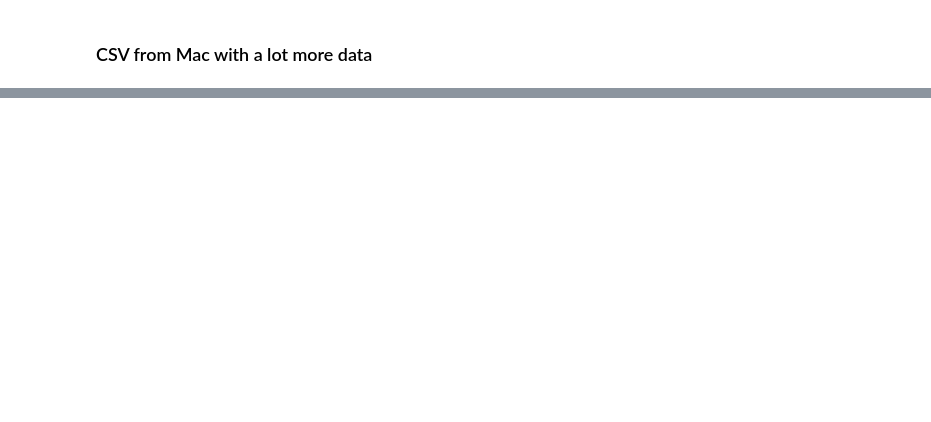
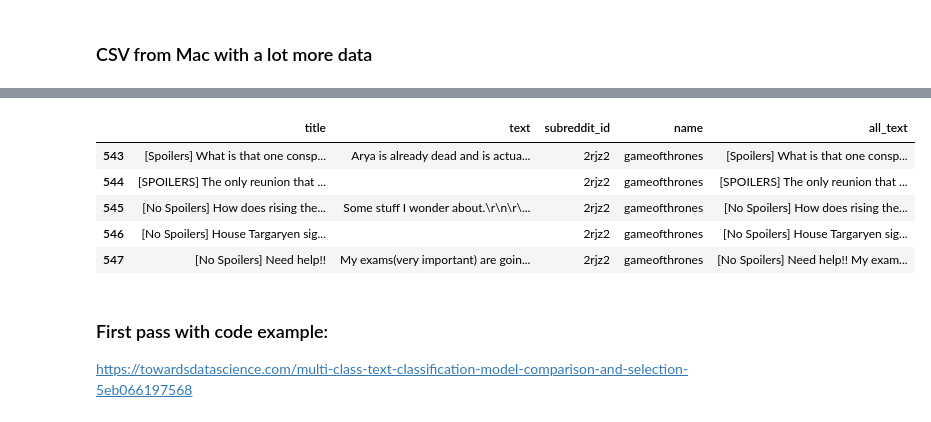
Before and after one commit to lambda-post-here/build-post-here-DS, a Jupyter notebook: KS_Exploration.ipynb, the cells around one changed output, grey strips where cells are left out. Saved outputs shown, nothing was run; the diff lists cells and outputs as text; code cells hidden in the pictures; blank space fills up the shorter version.

Commit message:
day 2 work and working model

```diff
--- a/KS_Exploration.ipynb
+++ b/KS_Exploration.ipynb
@@ -238,0 +244,15 @@ df.head()
+# %%
+top_20 = ['AskReddit', 'dankmemes', 'memes', 'teenagers', 'aww', 'RocketLeagueExchange', 'Showerthoughts',
+          'funny', 'me_irl', 'freefolk', 'gameofthrones', 'pics', 'NoStupidQuestions', 'AskOuija',
+          'unpopularopinion', 'gaming', 'videos', 'politics', 'AmItheAsshole', 'Jokes']
+
+data = df[df['name'].isin(top_20)]
+data = data.drop(data.columns[0], axis=1) # Drop old row index
+data.head()
+# %% [output]
+|  | title | text | subreddit_id | name | all_text |
+| 543 | [Spoilers] What is that one consp... | Arya is already dead and is actua... | 2rjz2 | gameofthrones | [Spoilers] What is that one consp... |
+| 544 | [SPOILERS] The only reunion that ... |  | 2rjz2 | gameofthrones | [SPOILERS] The only reunion that ... |
+| 545 | [No Spoilers] How does rising the... | Some stuff I wonder about.\r\n\r\... | 2rjz2 | gameofthrones | [No Spoilers] How does rising the... |
+| 546 | [No Spoilers] House Targaryen sig... |  | 2rjz2 | gameofthrones | [No Spoilers] House Targaryen sig... |
+| 547 | [No Spoilers] Need help!! | My exams(very important) are goin... | 2rjz2 | gameofthrones | [No Spoilers] Need help!! My exam... |
@@ -239,3 +261,7 @@ df.head()
+# %% [markdown]
+### First pass with code example:
+
+https://towardsdatascience.com/multi-class-text-classification-model-comparison-and-selection-5eb066197568
 # %%
 from tqdm import tqdm
 tqdm.pandas(desc="progress-bar")
```
Also changed, not shown: parts of 18 cells of this notebook, 1 other file.
